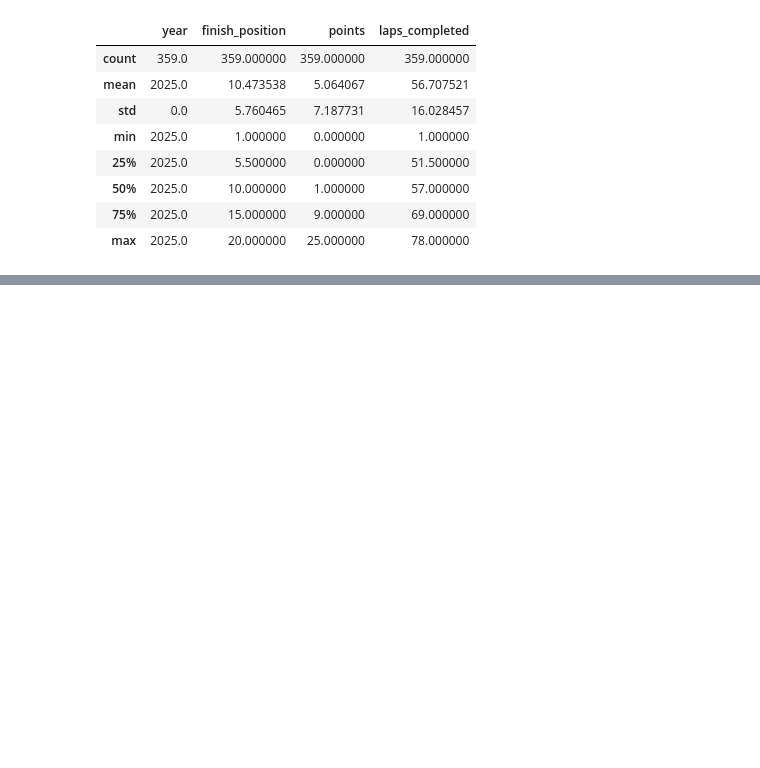
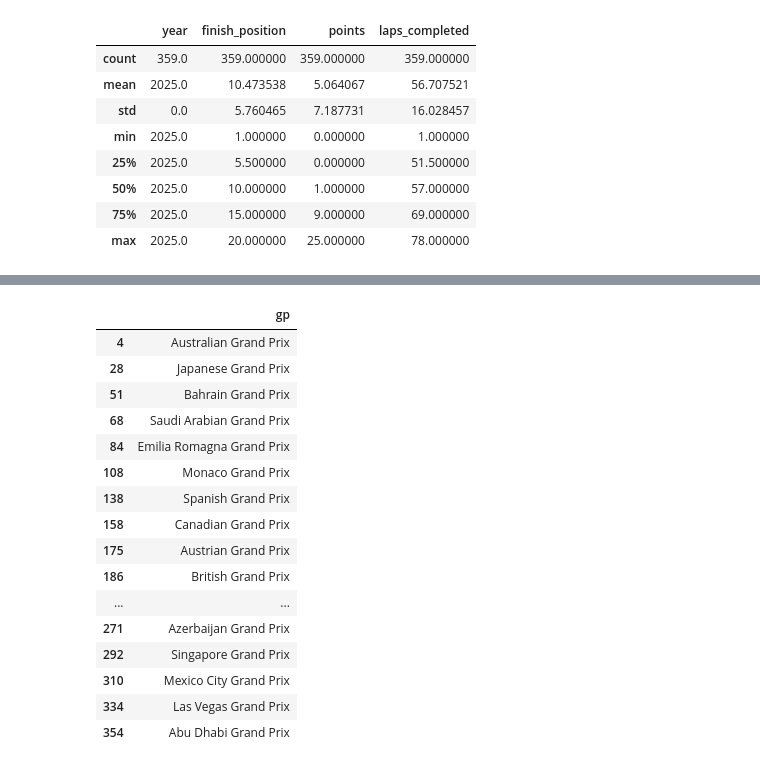
Before and after one commit to Jeanjx16Z/f1-championship-predictor, a Jupyter notebook: notebooks/01_data_exploration.ipynb, the cells around one changed output, grey strips where cells are left out. Saved outputs shown, nothing was run; the diff lists cells and outputs as text; code cells hidden in the pictures; blank space fills up the shorter version.

```diff
--- a/notebooks/01_data_exploration.ipynb
+++ b/notebooks/01_data_exploration.ipynb
@@ -109,0 +122,20 @@ TypeError: unhashable type: 'Series'
+# %%
+df_features[["gp"]].drop_duplicates()
+# %% [output]
+|  | gp |
+| 4 | Australian Grand Prix |
+| 28 | Japanese Grand Prix |
+| 51 | Bahrain Grand Prix |
+| 68 | Saudi Arabian Grand Prix |
+| 84 | Emilia Romagna Grand Prix |
+| 108 | Monaco Grand Prix |
+| 138 | Spanish Grand Prix |
+| 158 | Canadian Grand Prix |
+| 175 | Austrian Grand Prix |
+| 186 | British Grand Prix |
+| ... | ... |
+| 271 | Azerbaijan Grand Prix |
+| 292 | Singapore Grand Prix |
+| 310 | Mexico City Grand Prix |
+| 334 | Las Vegas Grand Prix |
+| 354 | Abu Dhabi Grand Prix |
```
Also changed, not shown: parts of 4 cells of this notebook.
